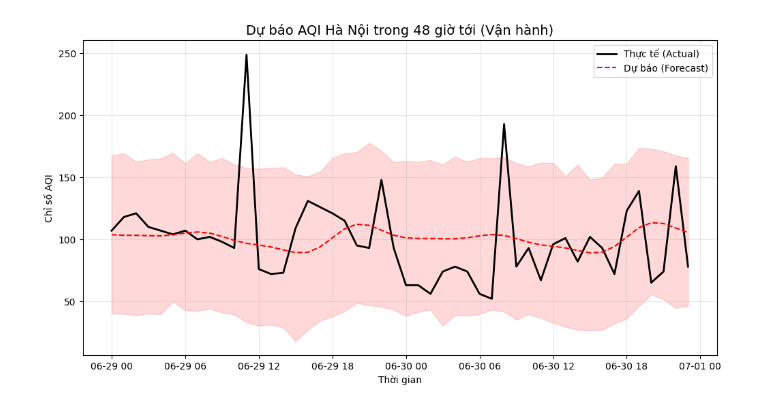
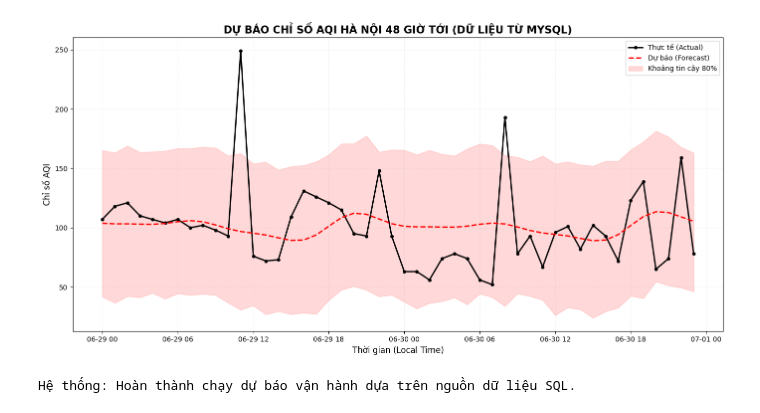
Before and after one commit to anh922006/air-quality-index-in-hanoi-, a Jupyter notebook: library_framework/Time_Series_Forecast.ipynb, the cells around one changed output. Drawn from its saved outputs; the diff is of its cells as text; code cells hidden in the pictures.

Commit message:
Fix: Đồng bộ mã nguồn theo cấu hình biến môi trường của nhóm

```diff
--- a/library_framework/Time_Series_Forecast.ipynb
+++ b/library_framework/Time_Series_Forecast.ipynb
@@ -3,33 +3,69 @@ import pandas as pd
 import numpy as np
 import matplotlib.pyplot as plt
 from prophet import Prophet
+from sqlalchemy import create_engine
+import warnings
 
-# 1. Đọc dữ liệu
-df = pd.read_csv('../clean/hanoi_aqi_cleaned.csv')
+warnings.filterwarnings('ignore', category=FutureWarning)
+
+# 1. KẾT NỐI MYSQL VÀ ĐỌC DỮ LIỆU
+engine = create_engine('mysql+pymysql://root:123456@localhost:3306/hanoi_aqi')
+
+try:
+    # Đọc bảng đã làm sạch từ SQL (bảng này do file Clean_Data tạo ra)
+    query = "SELECT * FROM hanoi_aqi_cleaned"
+    df = pd.read_sql(query, con=engine)
+    print(f"✅ Đã kết nối MySQL và đọc thành công {len(df):,} bản ghi từ bảng 'hanoi_aqi_cleaned'")
+except Exception as e:
+    print(f"❌ Lỗi kết nối hoặc không tìm thấy bảng sạch: {e}")
+    print("Mẹo: Hãy chắc chắn ông đã chạy file Clean_Data.ipynb trước để tạo ra bảng này trong MySQL nhé!")
+
+# Chuẩn hóa toàn bộ tên cột thành viết thường, xóa khoảng trắng thừa
+df.columns = df.columns.str.strip().str.lower()
+
+# Chuẩn bị định dạng bắt buộc cho mô hình Prophet
 df['ds'] = pd.to_datetime(df['local_time'])
-df['y'] = df['aqi']
+df['y'] = pd.to_numeric(df['aqi'], errors='coerce')
 
-# 2. Chia dữ liệu: Lấy 48 giờ cuối để dự báo vận hành
+# Loại bỏ các hàng bị thiếu dữ liệu AQI (nếu có) để tránh lỗi khi huấn luyện mô hình
+df = df.dropna(subset=['ds', 'y'])
+
+# 2. CHIA DỮ LIỆU
+# Lấy 48 giờ cuối làm dữ liệu kiểm thử (Test set) để so sánh thực tế vs dự báo
 test_size = 48
-train, test = df.iloc[:-test_size], df.iloc[-test_size:]
+train = df.iloc[:-test_size]
+test = df.iloc[-test_size:]
 
-# 3. Huấn luyện mô hình
-model = Prophet(daily_seasonality=True, yearly_seasonality=True).fit(train)
+# 3. HUÂN LUYỆN MÔ HÌNH PROPHET
+model = Prophet(daily_seasonality=True, yearly_seasonality=True)
+model.fit(train)
 
-# 4. Dự báo 48 giờ
+# 4. TẠO KHUNG THỜI GIAN VÀ DỰ BÁO 48 GIỜ TỚI
 future = model.make_future_dataframe(periods=test_size, freq='h')
 forecast = model.predict(future)
 
-# 5. Vẽ biểu đồ dự báo 48h (Dành cho báo cáo vận hành)
-plt.figure(figsize=(12, 6))
-plt.plot(test['ds'], test['y'], label='Thực tế (Actual)', color='black', linewidth=2)
+# 5. VẼ BIỂU ĐỒ DỰ BÁO VẬN HÀNH 48H
+plt.figure(figsize=(14, 7))
+
+# Vẽ dữ liệu thực tế (Actual)
+plt.plot(test['ds'], test['y'], label='Thực tế (Actual)', color='black', marker='o', markersize=4, linewidth=2)
+
+# Vẽ dữ liệu dự báo (Forecast)
 plt.plot(forecast['ds'].tail(test_size), forecast['yhat'].tail(test_size),
-         label='Dự báo (Forecast)', color='red', linestyle='--')
+         label='Dự báo (Forecast)', color='red', linestyle='--', linewidth=2)
+
+# Vẽ vùng tin cậy (Khoảng dao động dự báo)
 plt.fill_between(forecast['ds'].tail(test_size),
                  forecast['yhat_lower'].tail(test_size),
-                 forecast['yhat_upper'].tail(test_size), color='red', alpha=0.15)
+                 forecast['yhat_upper'].tail(test_size), color='red', alpha=0.15, label='Khoảng tin cậy 80%')
 
-plt.title('Dự báo AQI Hà Nội trong 48 giờ tới (Vận hành)', fontsize=14)
-plt.xlabel('Thời gian'); plt.ylabel('Chỉ số AQI')
-plt.legend(); plt.grid(alpha=0.3); plt.show()
+plt.title('DỰ BÁO CHỈ SỐ AQI HÀ NỘI 48 GIỜ TỚI (DỮ LIỆU TỪ MYSQL)', fontsize=15, fontweight='bold')
+plt.xlabel('Thời gian (Local Time)', fontsize=12)
+plt.ylabel('Chỉ số AQI', fontsize=12)
+plt.legend()
+plt.grid(alpha=0.3, linestyle=':')
+plt.tight_layout()
+plt.show()
+
+print(f"Hệ thống: Hoàn thành chạy dự báo vận hành dựa trên nguồn dữ liệu SQL.")
 # %% [output]
@@ -38 +75,2 @@ plt.legend(); plt.grid(alpha=0.3); plt.show()
-[figure, old version]
+[figure, new version]
+Hệ thống: Hoàn thành chạy dự báo vận hành dựa trên nguồn dữ liệu SQL.
```
Also changed, not shown: parts of 1 cell of this notebook, 4 other files.
